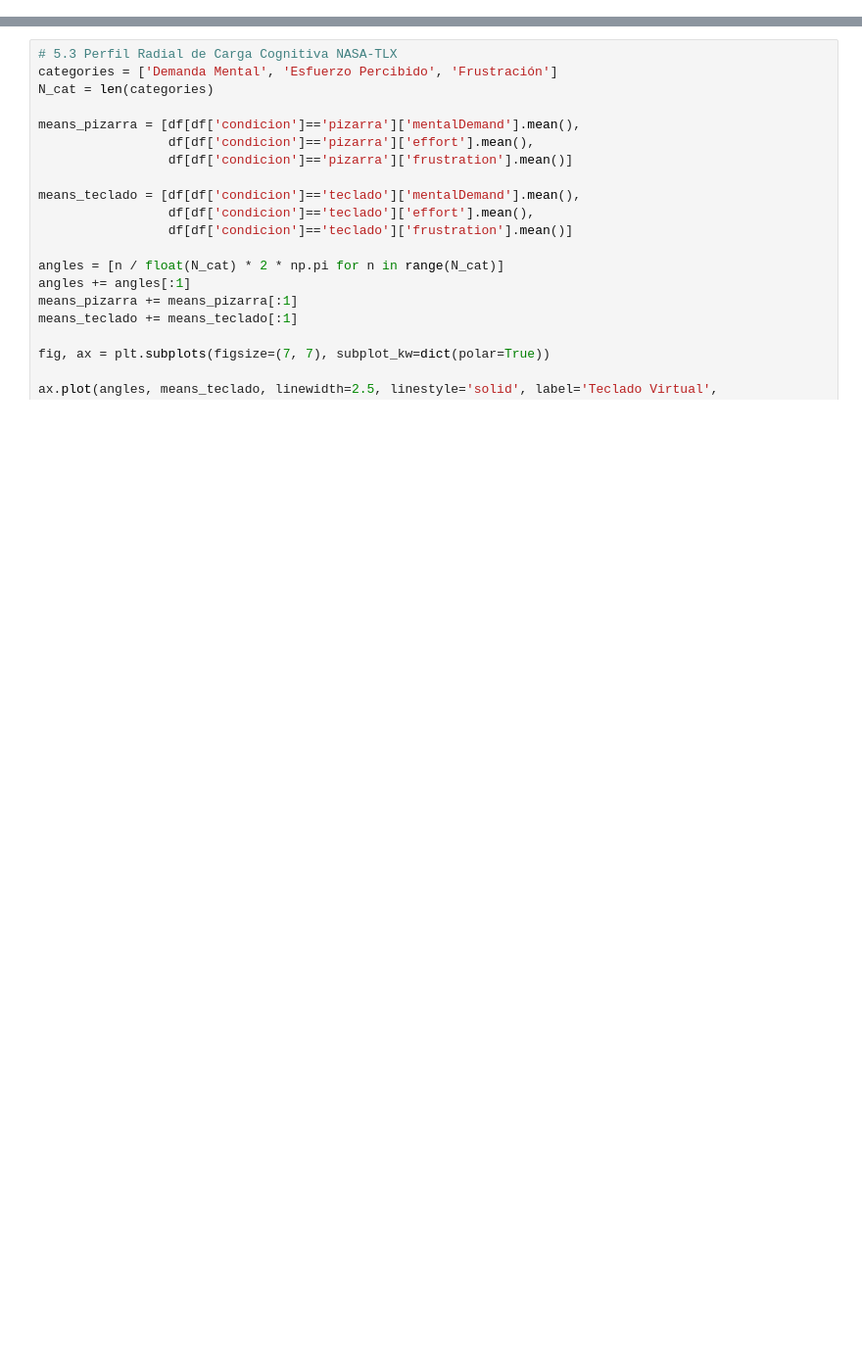
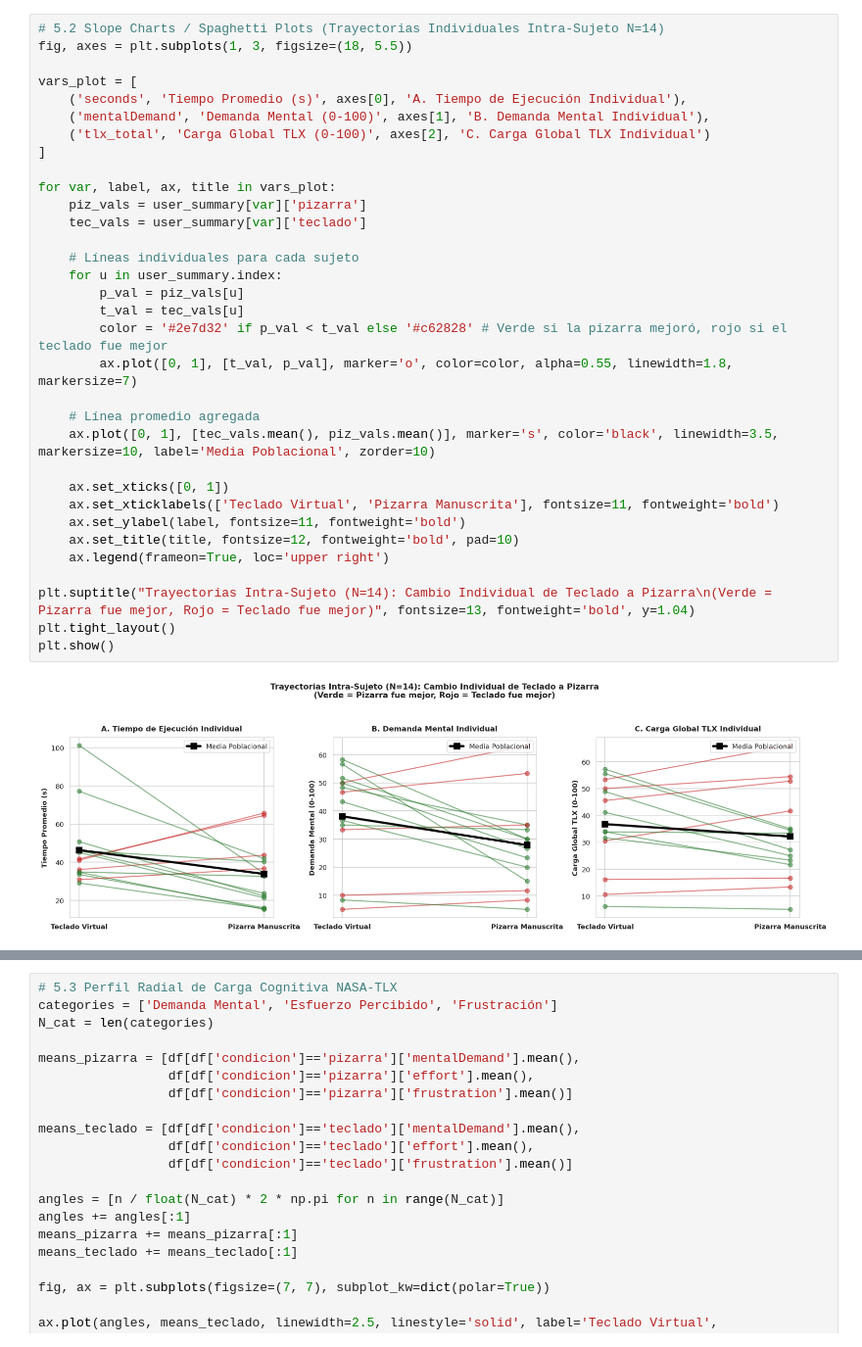
Before and after one commit to NyRoo12/analisis_datos_estudiantes, a Jupyter notebook: analisis_resultados_estudio.ipynb, the cells around one changed output, grey strips where cells are left out. Shown at 98% size. Saved outputs shown, nothing was run; the diff lists cells and outputs as text; blank space fills up the shorter version.

```diff
--- a/analisis_resultados_estudio.ipynb
+++ b/analisis_resultados_estudio.ipynb
@@ -466,0 +509,35 @@ plt.show()
+# %%
+# 5.2 Slope Charts / Spaghetti Plots (Trayectorias Individuales Intra-Sujeto N=14)
+fig, axes = plt.subplots(1, 3, figsize=(18, 5.5))
+
+vars_plot = [
+    ('seconds', 'Tiempo Promedio (s)', axes[0], 'A. Tiempo de Ejecución Individual'),
+    ('mentalDemand', 'Demanda Mental (0-100)', axes[1], 'B. Demanda Mental Individual'),
+    ('tlx_total', 'Carga Global TLX (0-100)', axes[2], 'C. Carga Global TLX Individual')
+]
+
+for var, label, ax, title in vars_plot:
+    piz_vals = user_summary[var]['pizarra']
+    tec_vals = user_summary[var]['teclado']
+
+    # Líneas individuales para cada sujeto
+    for u in user_summary.index:
+        p_val = piz_vals[u]
+        t_val = tec_vals[u]
+        color = '#2e7d32' if p_val < t_val else '#c62828' # Verde si la pizarra mejoró, rojo si el teclado fue mejor
+        ax.plot([0, 1], [t_val, p_val], marker='o', color=color, alpha=0.55, linewidth=1.8, markersize=7)
+
+    # Línea promedio agregada
+    ax.plot([0, 1], [tec_vals.mean(), piz_vals.mean()], marker='s', color='black', linewidth=3.5, markersize=10, label='Media Poblacional', zorder=10)
+
+    ax.set_xticks([0, 1])
+    ax.set_xticklabels(['Teclado Virtual', 'Pizarra Manuscrita'], fontsize=11, fontweight='bold')
+    ax.set_ylabel(label, fontsize=11, fontweight='bold')
+    ax.set_title(title, fontsize=12, fontweight='bold', pad=10)
+    ax.legend(frameon=True, loc='upper right')
+
+plt.suptitle("Trayectorias Intra-Sujeto (N=14): Cambio Individual de Teclado a Pizarra\n(Verde = Pizarra fue mejor, Rojo = Teclado fue mejor)", fontsize=13, fontweight='bold', y=1.04)
+plt.tight_layout()
+plt.show()
+# %% [output]
+[figure, added]
```
Also changed, not shown: parts of 40 cells of this notebook.
